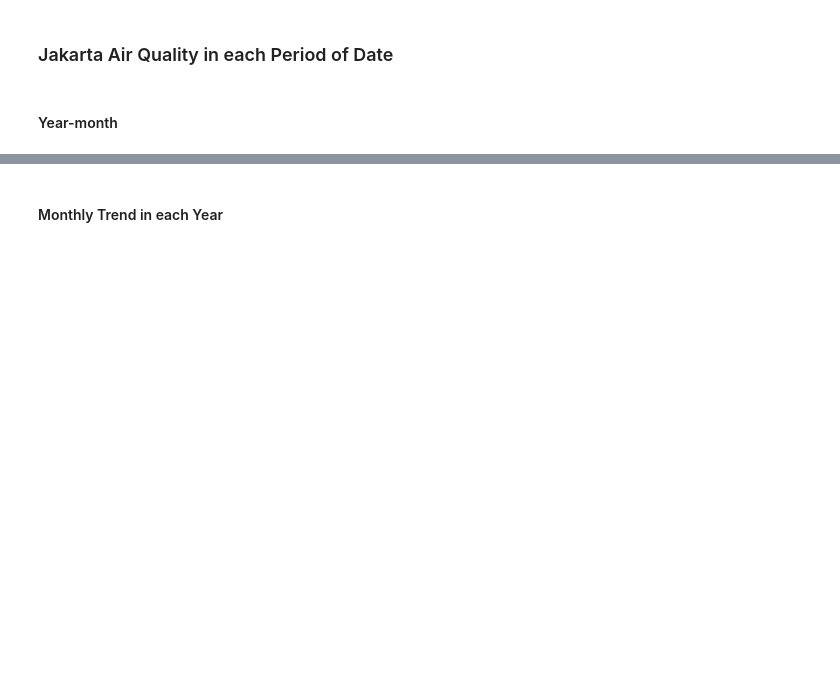
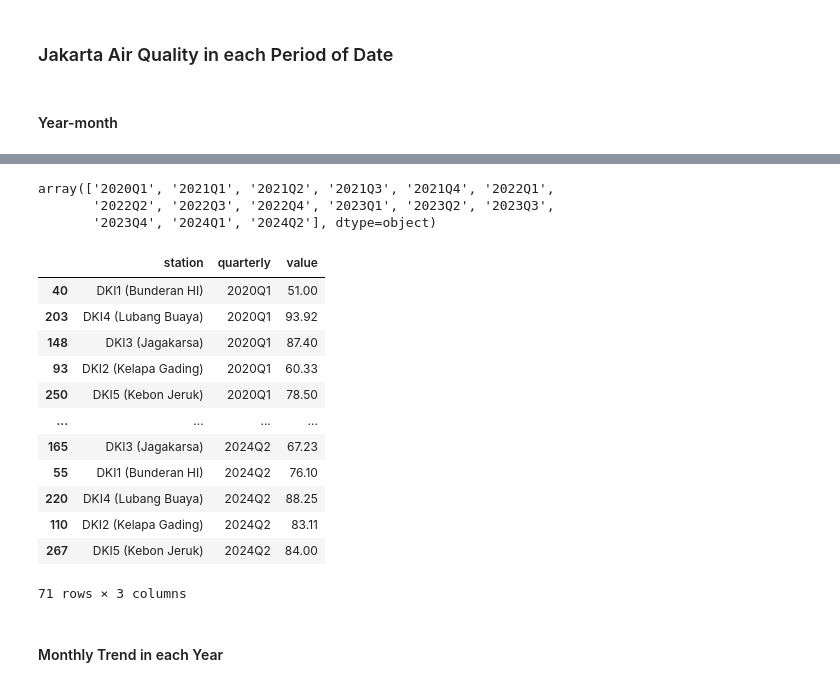
Before and after one commit to Agungvpzz/Air-Quality, a Jupyter notebook: EDA.ipynb, the cells around one changed output, grey strips where cells are left out. Cells and saved outputs as stored; diff of their text form; code cells hidden in the pictures; blank space fills up the shorter version.

```diff
--- a/EDA.ipynb
+++ b/EDA.ipynb
@@ -172,0 +283,2 @@ df_over_year_month.style.map(lambda x: map_color_values[pm2_5_to_category(x)]).f
+# %%
+test = plot_line_agg_date(df, 'pm25', 'date', 'quarterly', 'station', title='cokk', title_x=0.5)
@@ -173,2 +305,24 @@ df_over_year_month.style.map(lambda x: map_color_values[pm2_5_to_category(x)]).f
+# %%
+test['quarterly'].unique()
+# %% [output]
+array(['2020Q1', '2021Q1', '2021Q2', '2021Q3', '2021Q4', '2022Q1',
+       '2022Q2', '2022Q3', '2022Q4', '2023Q1', '2023Q2', '2023Q3',
+       '2023Q4', '2024Q1', '2024Q2'], dtype=object)
+# %%
+test.sort_values('quarterly')
+# %% [output]
+|  | station | quarterly | value |
+| 40 | DKI1 (Bunderan HI) | 2020Q1 | 51.00 |
+| 203 | DKI4 (Lubang Buaya) | 2020Q1 | 93.92 |
+| 148 | DKI3 (Jagakarsa) | 2020Q1 | 87.40 |
+| 93 | DKI2 (Kelapa Gading) | 2020Q1 | 60.33 |
+| 250 | DKI5 (Kebon Jeruk) | 2020Q1 | 78.50 |
+| ... | ... | ... | ... |
+| 165 | DKI3 (Jagakarsa) | 2024Q2 | 67.23 |
+| 55 | DKI1 (Bunderan HI) | 2024Q2 | 76.10 |
+| 220 | DKI4 (Lubang Buaya) | 2024Q2 | 88.25 |
+| 110 | DKI2 (Kelapa Gading) | 2024Q2 | 83.11 |
+| 267 | DKI5 (Kebon Jeruk) | 2024Q2 | 84.00 |
+71 rows × 3 columns
 # %% [markdown]
 #### Monthly Trend in each Year
```
Also changed, not shown: parts of 11 cells of this notebook.
